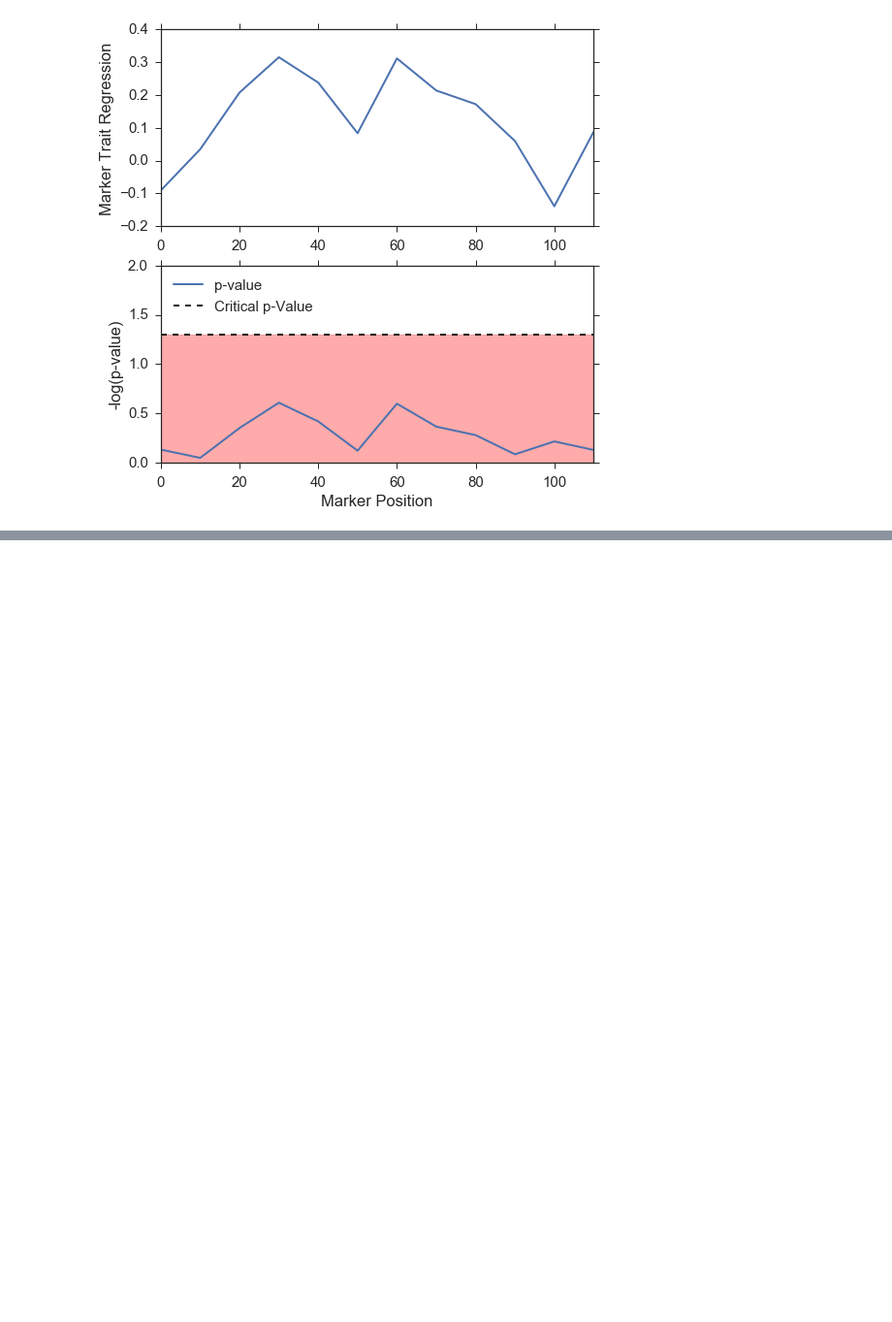
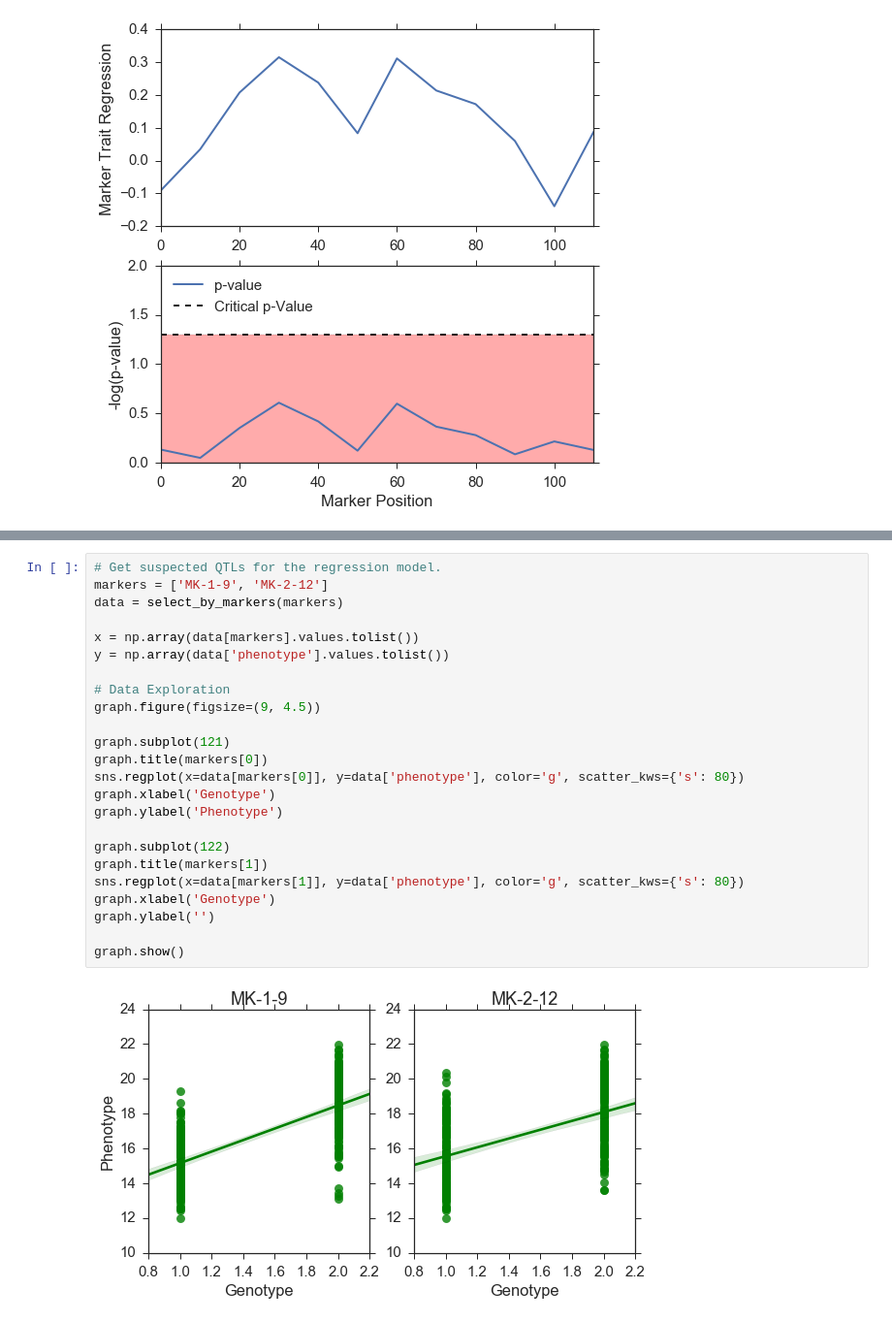
Before and after one commit to arose13/YorkU-PopulationGenetics, a Jupyter notebook: assignment_three/Assignment 3.ipynb, the cells around one changed output, grey strips where cells are left out. Shown at 97% size. Saved outputs shown, nothing was run; the diff lists cells and outputs as text; blank space fills up the shorter version.

```diff
--- a/assignment_three/Assignment 3.ipynb
+++ b/assignment_three/Assignment 3.ipynb
@@ -149,0 +160,26 @@ Chromosome 3
+# %%
+# Get suspected QTLs for the regression model.
+markers = ['MK-1-9', 'MK-2-12']
+data = select_by_markers(markers)
+
+x = np.array(data[markers].values.tolist())
+y = np.array(data['phenotype'].values.tolist())
+
+# Data Exploration
+graph.figure(figsize=(9, 4.5))
+
+graph.subplot(121)
+graph.title(markers[0])
+sns.regplot(x=data[markers[0]], y=data['phenotype'], color='g', scatter_kws={'s': 80})
+graph.xlabel('Genotype')
+graph.ylabel('Phenotype')
+
+graph.subplot(122)
+graph.title(markers[1])
+sns.regplot(x=data[markers[1]], y=data['phenotype'], color='g', scatter_kws={'s': 80})
+graph.xlabel('Genotype')
+graph.ylabel('')
+
+graph.show()
+# %% [output]
+[figure, added]
```
Also changed, not shown: parts of 5 cells of this notebook, 1 other file.
